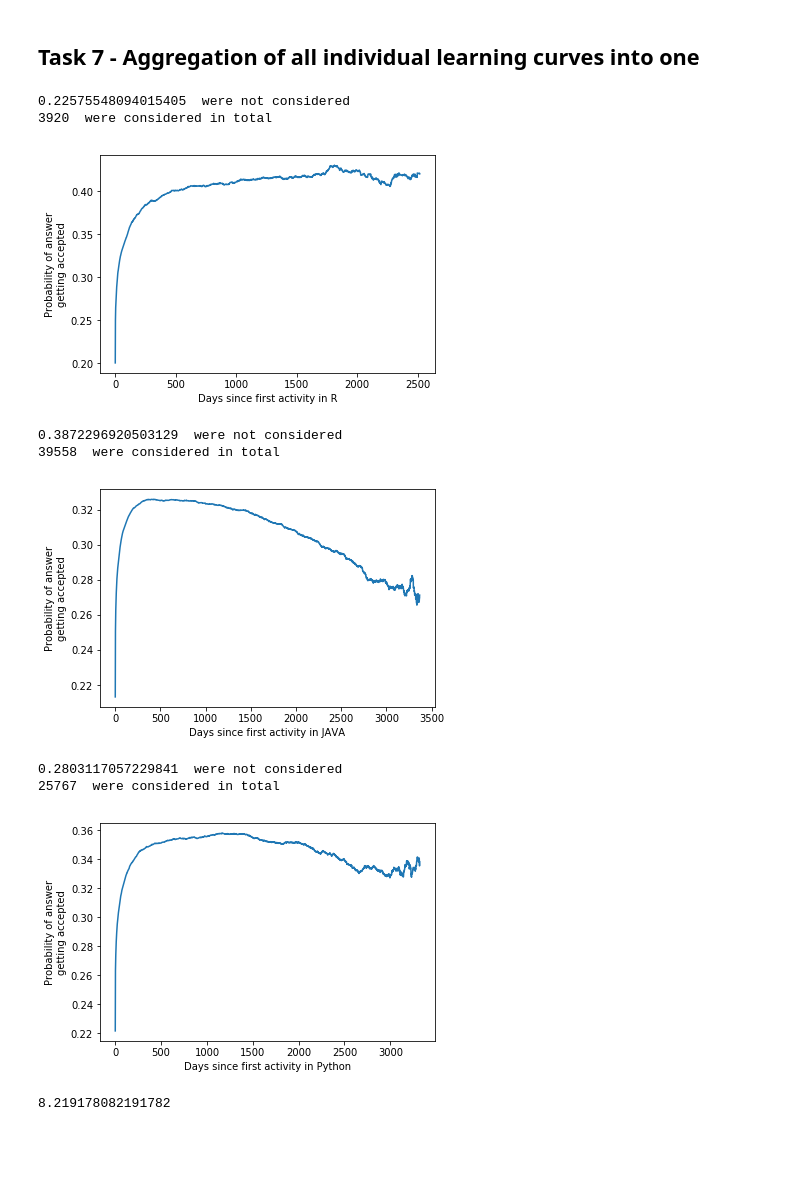
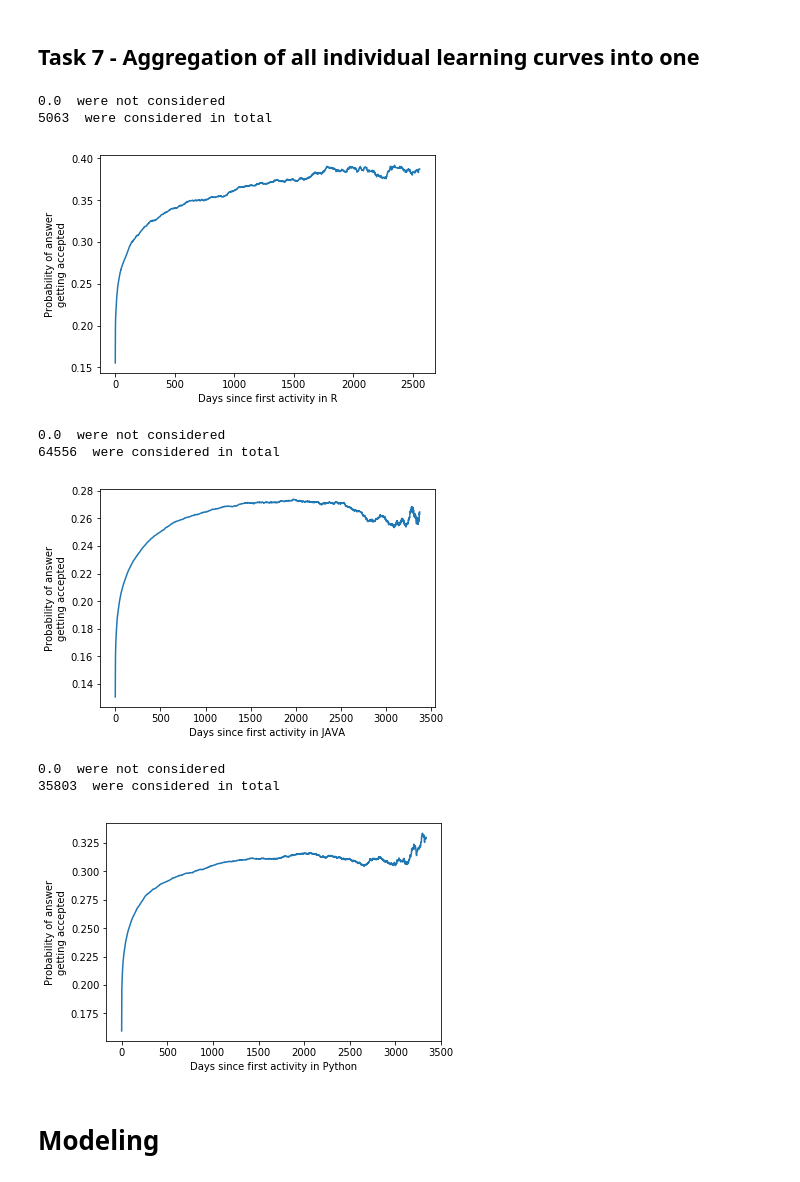
Before and after one commit to live-wire/overflow, a Jupyter notebook: ProbAccAnswerAllLanguages.ipynb, the cells around one changed output. Saved outputs shown, nothing was run; the diff lists cells and outputs as text; code cells hidden in the pictures; blank space fills up the shorter version.

Commit message:
first modeling experiments

```diff
--- a/ProbAccAnswerAllLanguages.ipynb
+++ b/ProbAccAnswerAllLanguages.ipynb
@@ -214,7 +235,7 @@ plotEvolutionRandomUsers(PYTsummaryTableProbAccAnswer,"Python")
 import numpy as np
 from scipy.interpolate import interp1d
 # %%
-def aggregateIndividualLearningCurves(summaryTableProbAccAnswer,thresExpertise,threshUsers,language):
+def aggregateIndividualLearningCurves(summaryTableProbAccAnswer,thresExpertise,threshUsers):
     #possible timepoints from 0 to the maximum span.
     x_all = np.linspace(0, max(summaryTableProbAccAnswer["DifferenceDenominator"]),num=5000, endpoint=True)
 
@@ -259,6 +280,9 @@ def aggregateIndividualLearningCurves(summaryTableProbAccAnswer,thresExpertise,t
 
     print((len(users)-consUsers)/len(users), " were not considered")
     print (consUsers, " were considered in total")
+
+    return([x_all,probs])
+def plotAvgCurve(x_all,probs,language):
     plt.figure()
     plt.xlabel("Days since first activity in " + language)
     plt.ylabel("Probability of answer\ngetting accepted")
@@ -266,26 +290,27 @@ def aggregateIndividualLearningCurves(summaryTableProbAccAnswer,thresExpertise,t
     plt.show()
 # %%
 #R
-aggregateIndividualLearningCurves(RsummaryTableProbAccAnswer,0,100,"R")
+[Rx_all,Rprobs]=aggregateIndividualLearningCurves(RsummaryTableProbAccAnswer,-0.1,100)
+plotAvgCurve(Rx_all,Rprobs,"R")
 # %% [output]
-0.22575548094015405  were not considered
-3920  were considered in total
+0.0  were not considered
+5063  were considered in total
-[figure, old version]
+[figure, new version]
 # %%
 #JAVA
-aggregateIndividualLearningCurves(JAVAsummaryTableProbAccAnswer,0,100,"JAVA")
+[Jx_all,Jprobs]=aggregateIndividualLearningCurves(JAVAsummaryTableProbAccAnswer,-0.1,100)
+plotAvgCurve(Jx_all,Jprobs,"JAVA")
 # %% [output]
-0.3872296920503129  were not considered
-39558  were considered in total
+0.0  were not considered
+64556  were considered in total
-[figure, old version]
+[figure, new version]
 # %%
 #Python
-aggregateIndividualLearningCurves(PYTsummaryTableProbAccAnswer,0,100,"Python")
+[Px_all,Pprobs]=aggregateIndividualLearningCurves(PYTsummaryTableProbAccAnswer,-0.1,100)
+plotAvgCurve(Px_all,Pprobs,"Python")
 # %% [output]
-0.2803117057229841  were not considered
-25767  were considered in total
+0.0  were not considered
+35803  were considered in total
-[figure, old version]
+[figure, new version]
-# %%
-3000/365
-# %% [output]
-8.219178082191782
+# %% [markdown]
+# Modeling
```
Also changed, not shown: parts of 9 cells of this notebook.
